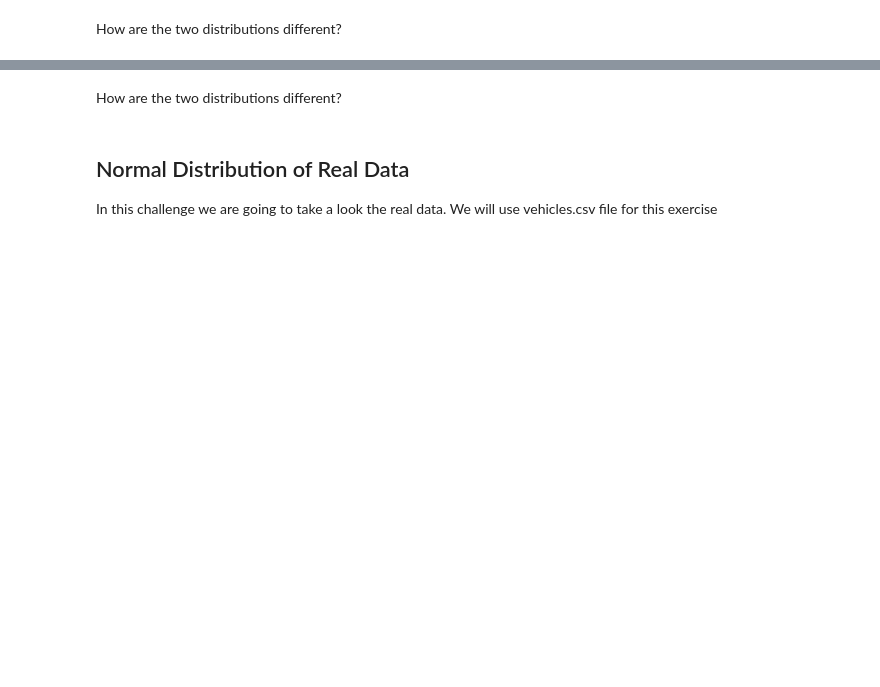
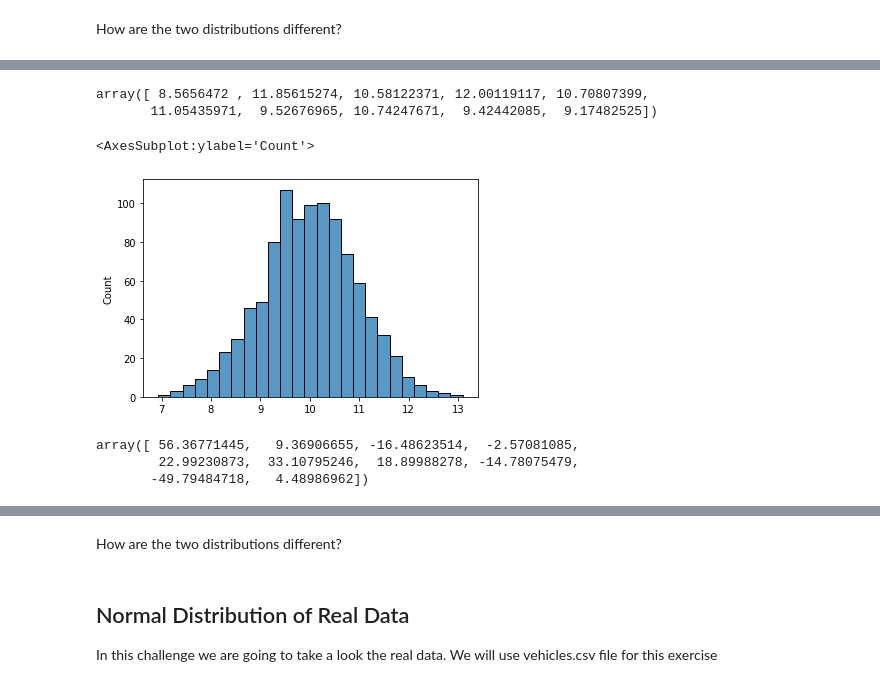
Before and after one commit to Ironhack-Data-Madrid-Enero-2021/lab-continuous-probability-distribution, a Jupyter notebook: your-code/main.ipynb, the cells around one changed output, grey strips where cells are left out. Cells and saved outputs as stored; diff of their text form; code cells hidden in the pictures; blank space fills up the shorter version.

```diff
--- a/your-code/main.ipynb
+++ b/your-code/main.ipynb
@@ -72,0 +97,23 @@ Expected output:
+# %%
+def nor_dist_ran_val(mean, std, count):
+    my_normal = norm(loc = mean, scale = std)
+    sample = my_normal.rvs(size=count)
+    return sample
+# %%
+z = nor_dist_ran_val(10, 1, 1000)
+z[:10]
+# %% [output]
+array([ 8.5656472 , 11.85615274, 10.58122371, 12.00119117, 10.70807399,
+       11.05435971,  9.52676965, 10.74247671,  9.42442085,  9.17482525])
+# %%
+sns.histplot(z)
+# %% [output]
+<AxesSubplot:ylabel='Count'>
+[figure, added]
+# %%
+w = nor_dist_ran_val(10, 50, 1000)
+w[:10]
+# %% [output]
+array([ 56.36771445,   9.36906655, -16.48623514,  -2.57081085,
+        22.99230873,  33.10795246,  18.89988278, -14.78075479,
+       -49.79484718,   4.48986962])
```
Also changed, not shown: parts of 35 cells of this notebook.
